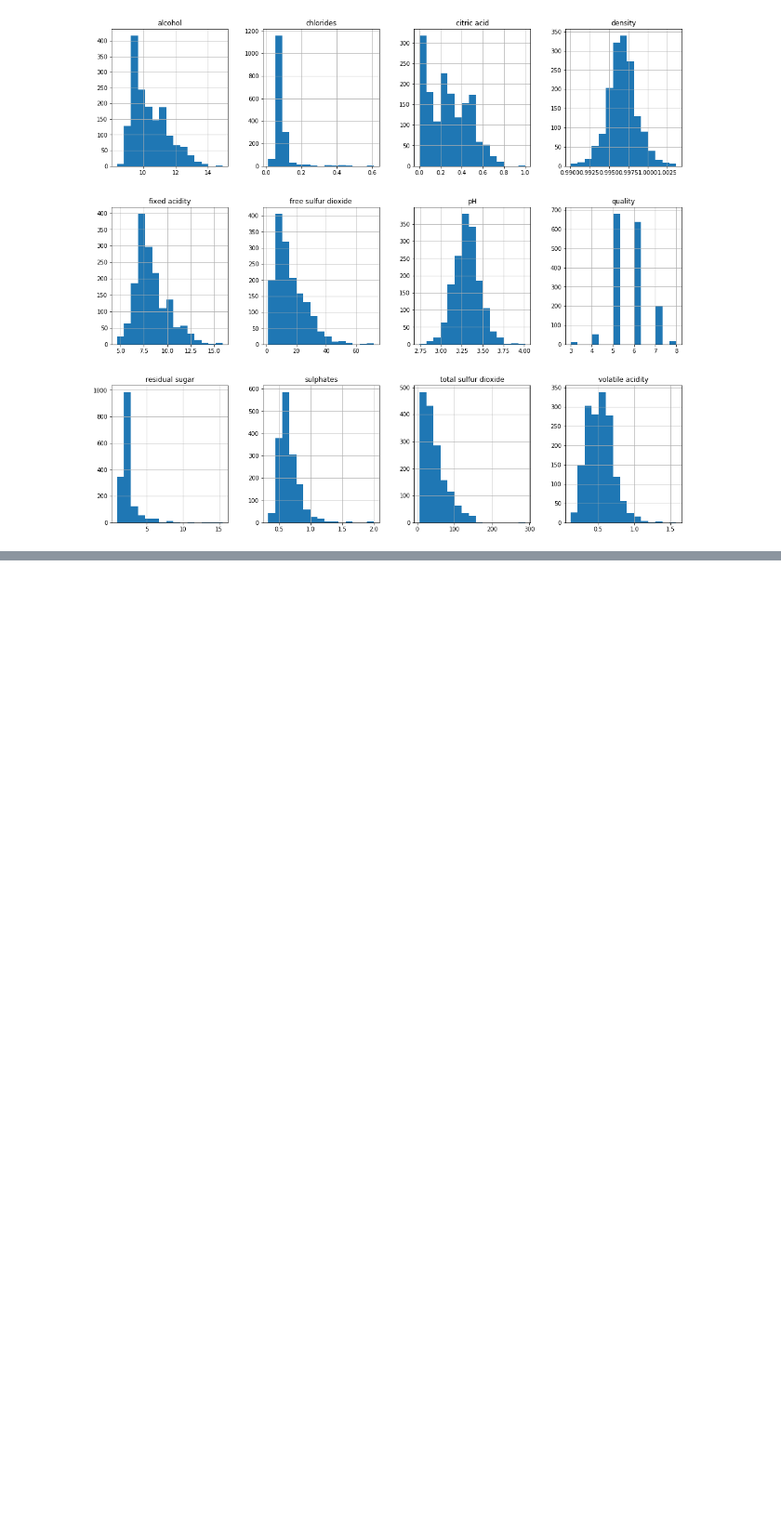
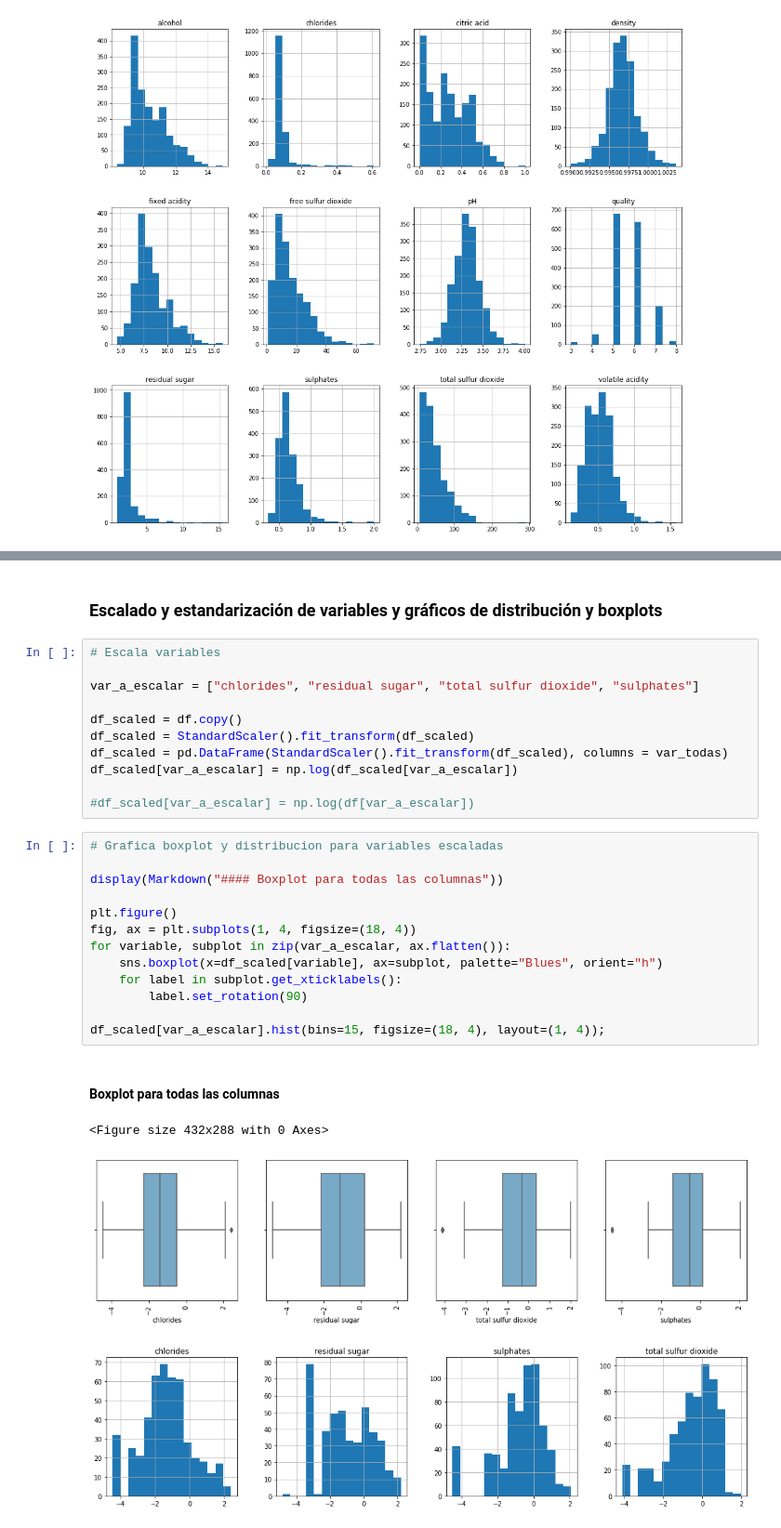
Before and after one commit to danoffn/Data-Science, a Jupyter notebook: 3 - Machine Learning/01 - Regularización/Desafio.ipynb, the cells around one changed output, grey strips where cells are left out. Shown at 93% size. Drawn from its saved outputs; the diff is of its cells as text; blank space fills up the shorter version.

```diff
--- a/3 - Machine Learning/01 - Regularización/Desafio.ipynb
+++ b/3 - Machine Learning/01 - Regularización/Desafio.ipynb
@@ -149,3 +191,34 @@ df[var_todas].hist(bins=15, figsize=(18, 16), layout=(3, 4));
+# %% [markdown]
+### Escalado y estandarización de variables y gráficos de distribución y boxplots
+# %%
+# Escala variables
+
+var_a_escalar = ["chlorides", "residual sugar", "total sulfur dioxide", "sulphates"]
+
+df_scaled = df.copy()
+df_scaled = StandardScaler().fit_transform(df_scaled)
+df_scaled = pd.DataFrame(StandardScaler().fit_transform(df_scaled), columns = var_todas)
+df_scaled[var_a_escalar] = np.log(df_scaled[var_a_escalar])
+
+#df_scaled[var_a_escalar] = np.log(df[var_a_escalar])
+# %%
+# Grafica boxplot y distribucion para variables escaladas
+
+display(Markdown("#### Boxplot para todas las columnas"))
+
+plt.figure()
+fig, ax = plt.subplots(1, 4, figsize=(18, 4))
+for variable, subplot in zip(var_a_escalar, ax.flatten()):
+    sns.boxplot(x=df_scaled[variable], ax=subplot, palette="Blues", orient="h")
+    for label in subplot.get_xticklabels():
+        label.set_rotation(90)
+
+df_scaled[var_a_escalar].hist(bins=15, figsize=(18, 4), layout=(1, 4));
+# %% [output]
+#### Boxplot para todas las columnas
+<Figure size 432x288 with 0 Axes>
+[figure, added]
+[figure, added]
 # %% [markdown]
 ## Regularización de modelos.
 
```
Also changed, not shown: parts of 10 cells of this notebook.
